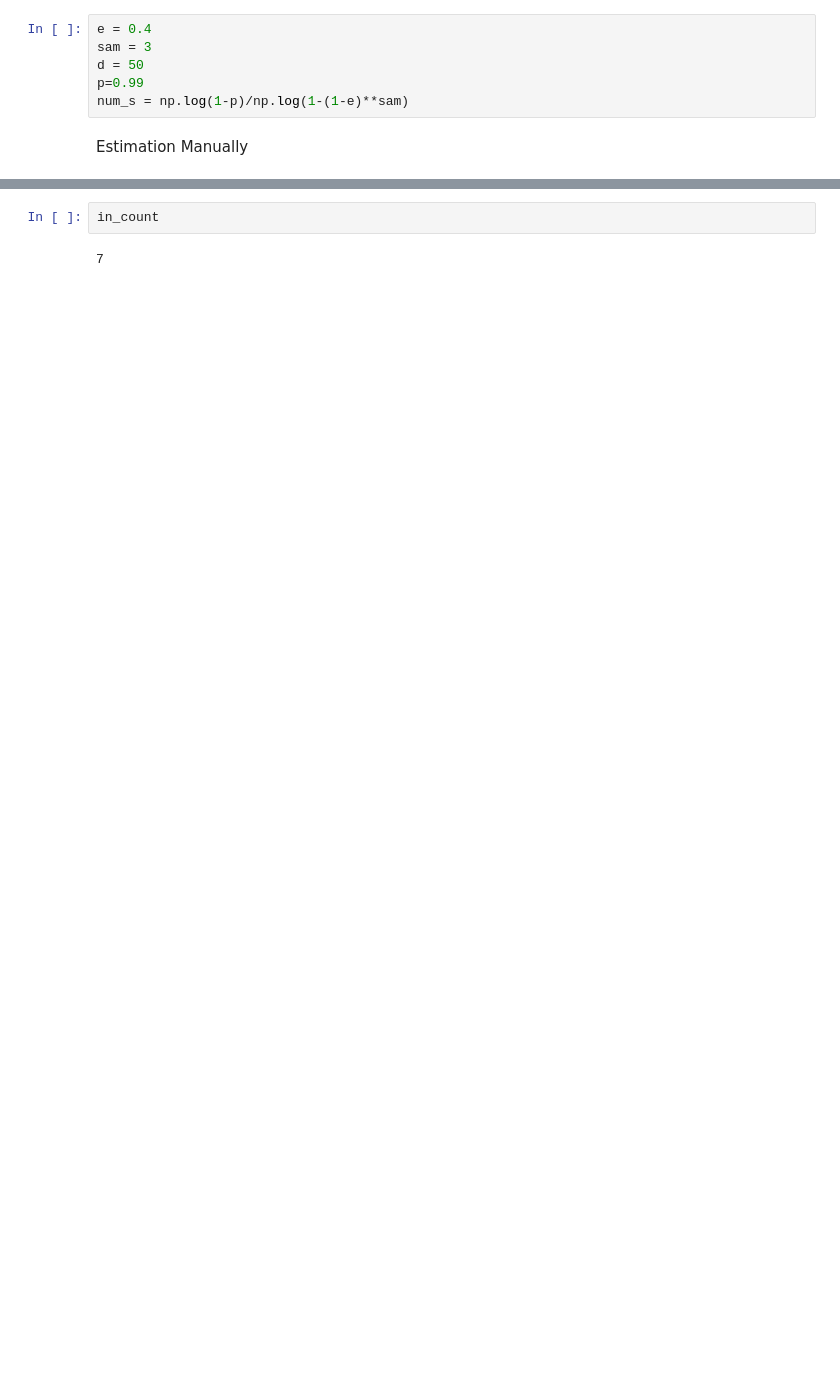
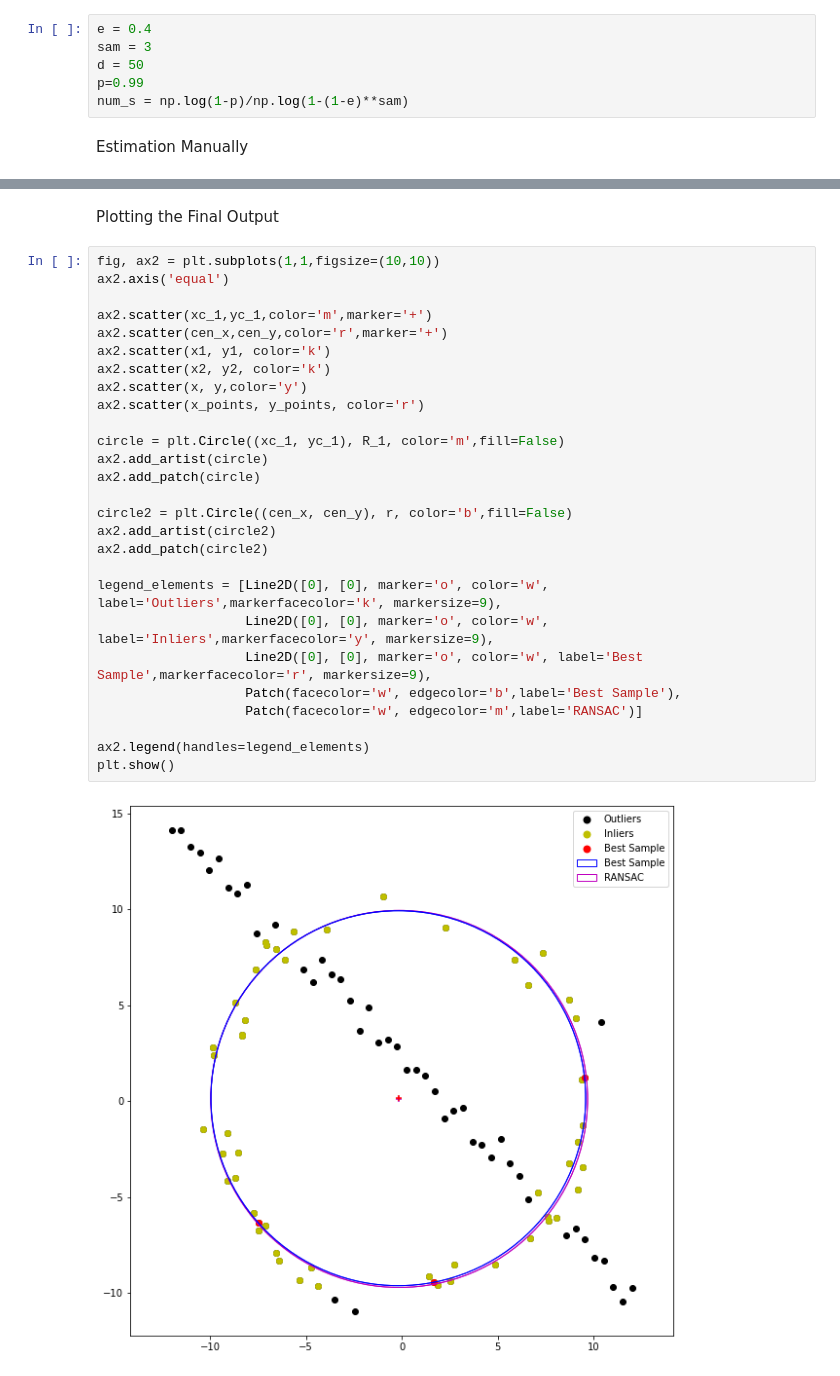
Before and after one commit to akilaabeyratne/EN2550-Assignment-2, a Jupyter notebook: Assignment2.ipynb, the cells around one changed output, grey strips where cells are left out. Drawn from its saved outputs; the diff is of its cells as text; blank space fills up the shorter version.

```diff
--- a/Assignment2.ipynb
+++ b/Assignment2.ipynb
@@ -186,4 +137,31 @@ ax2.legend()
-# %%
-in_count
-# %% [output]
-7
+# %% [markdown]
+Plotting the Final Output
+# %%
+fig, ax2 = plt.subplots(1,1,figsize=(10,10))
+ax2.axis('equal')
+
+ax2.scatter(xc_1,yc_1,color='m',marker='+')
+ax2.scatter(cen_x,cen_y,color='r',marker='+')
+ax2.scatter(x1, y1, color='k')
+ax2.scatter(x2, y2, color='k')
+ax2.scatter(x, y,color='y')
+ax2.scatter(x_points, y_points, color='r')
+
+circle = plt.Circle((xc_1, yc_1), R_1, color='m',fill=False)
+ax2.add_artist(circle)
+ax2.add_patch(circle)
+
+circle2 = plt.Circle((cen_x, cen_y), r, color='b',fill=False)
+ax2.add_artist(circle2)
+ax2.add_patch(circle2)
+
+legend_elements = [Line2D([0], [0], marker='o', color='w', label='Outliers',markerfacecolor='k', markersize=9),
+                   Line2D([0], [0], marker='o', color='w', label='Inliers',markerfacecolor='y', markersize=9),
+                   Line2D([0], [0], marker='o', color='w', label='Best Sample',markerfacecolor='r', markersize=9),
+                   Patch(facecolor='w', edgecolor='b',label='Best Sample'),
+                   Patch(facecolor='w', edgecolor='m',label='RANSAC')]
+
+ax2.legend(handles=legend_elements)
+plt.show()
+# %% [output]
+[figure, added]
```
Also changed, not shown: parts of 11 cells of this notebook, 4 other files.
